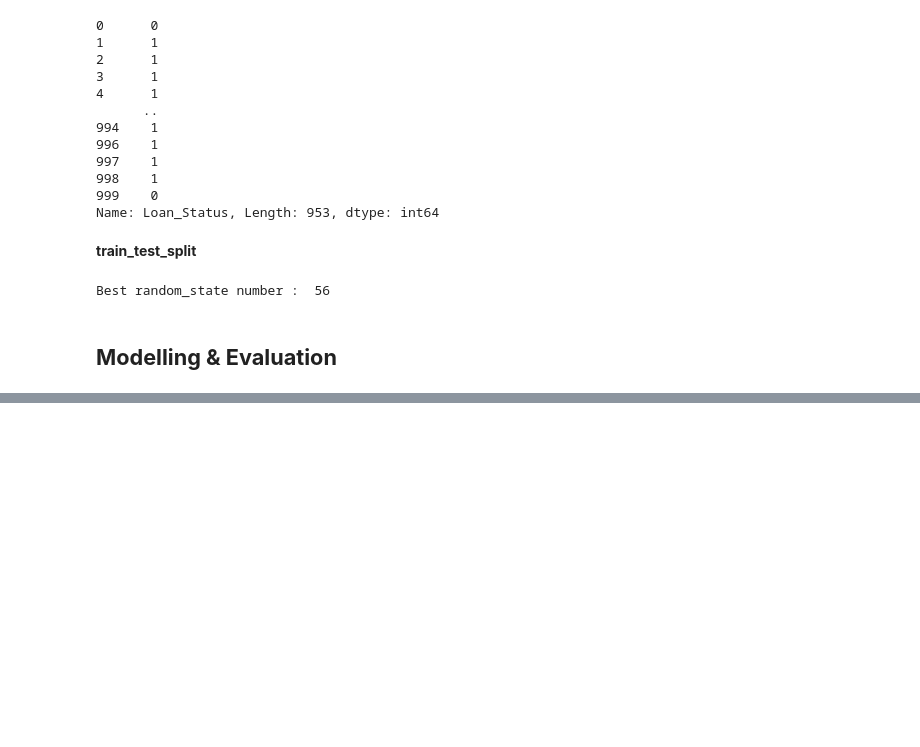
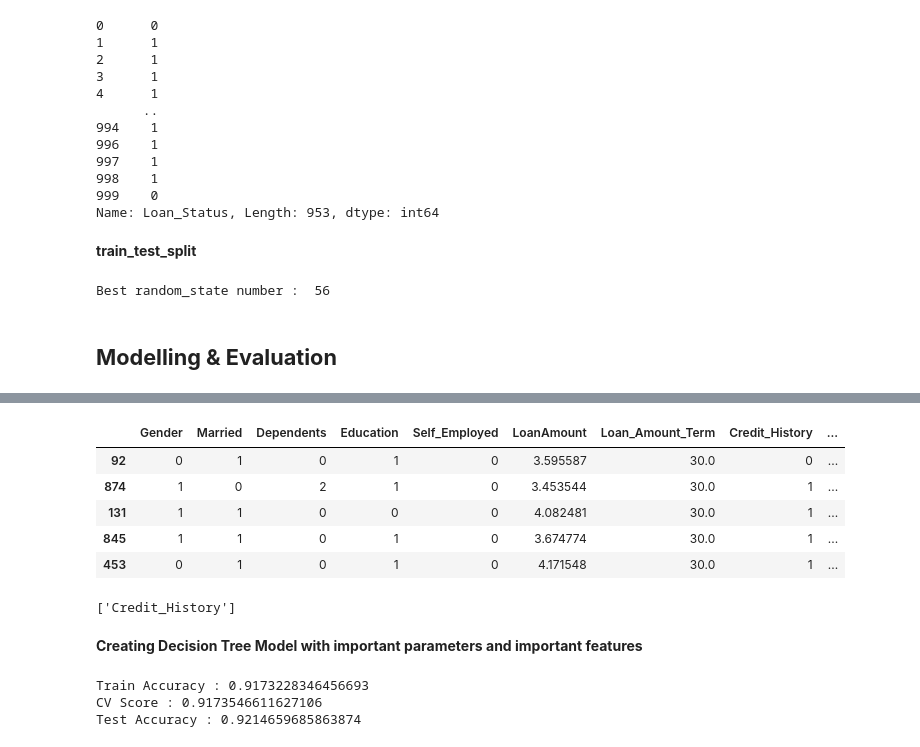
Before and after one commit to AbhayMadhukarChintamwar/Loan_Eligible_Status, a Jupyter notebook: Finance_Capston_Project.ipynb, the cells around one changed output, grey strips where cells are left out. Drawn from its saved outputs; the diff is of its cells as text; code cells hidden in the pictures; blank space fills up the shorter version.

```diff
--- a/Finance_Capston_Project.ipynb
+++ b/Finance_Capston_Project.ipynb
@@ -808,0 +908,11 @@ from sklearn.model_selection import cross_val_score
+# %%
+# Hyper parameter tuning
+
+estimator = DecisionTreeClassifier(random_state=True)
+param_grid = {'criterion':['gini','entropy'],
+              'max_depth':list(range(1, 13))}
+
+dt_grid = GridSearchCV(estimator, param_grid, scoring='accuracy', cv = 5)
+dt_grid.fit(X_train, y_train)
+
+dt = dt_grid.best_estimator_
@@ -808,0 +923,45 @@ from sklearn.model_selection import cross_val_score
+# %%
+X_train.head()
+# %% [output]
+|  | Gender | Married | Dependents | Education | Self_Employed | LoanAmount | Loan_Amount_Term | Credit_History | ... |
+| 92 | 0 | 1 | 0 | 1 | 0 | 3.595587 | 30.0 | 0 | ... |
+| 874 | 1 | 0 | 2 | 1 | 0 | 3.453544 | 30.0 | 1 | ... |
+| 131 | 1 | 1 | 0 | 0 | 0 | 4.082481 | 30.0 | 1 | ... |
+| 845 | 1 | 1 | 0 | 1 | 0 | 3.674774 | 30.0 | 1 | ... |
+| 453 | 0 | 1 | 0 | 1 | 0 | 4.171548 | 30.0 | 1 | ... |
+# %%
+# Important features
+
+feats_ab = pd.DataFrame(data=dt.feature_importances_,
+                        index=X.columns,
+                        columns=['Importance'])
+
+important_features_dt = feats_ab[feats_ab['Importance']>0].index.tolist()
+important_features_dt
+# %% [output]
+['Credit_History']
+# %% [markdown]
+**Creating Decision Tree Model with important parameters and important features**
+# %%
+# Selecting train & test data
+
+X_train_dt = X_train[important_features_dt]
+X_test_dt = X_test[important_features_dt]
+
+# Modelling
+
+dt.fit(X_train_dt, y_train)
+
+# Evaluation
+
+ypred_test = dt.predict(X_test_dt)
+ypred_train = dt.predict(X_train_dt)
+
+
+print('Train Accuracy :', accuracy_score(ypred_train, y_train) )
+print('CV Score :', cross_val_score(dt, X_train_dt, y_train, scoring='accuracy', cv = 5).mean())
+print('Test Accuracy :', accuracy_score(ypred_test, y_test))
+# %% [output]
+Train Accuracy : 0.9173228346456693
+CV Score : 0.9173546611627106
+Test Accuracy : 0.9214659685863874
```
Also changed, not shown: parts of 21 cells of this notebook.
